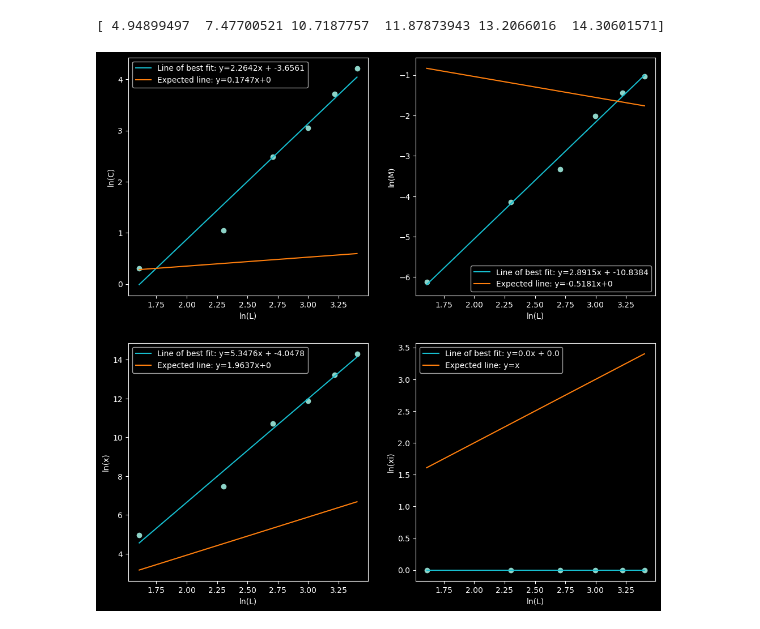
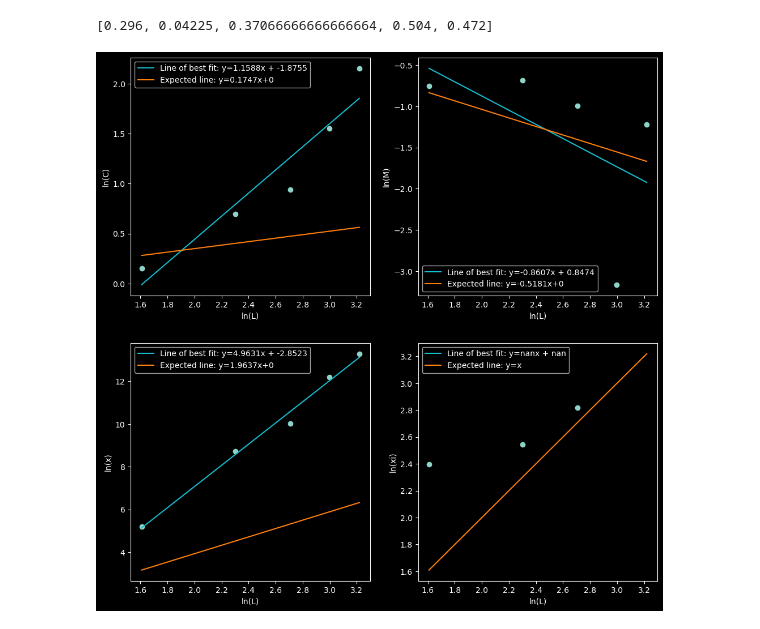
Before and after one commit to PHYS-5201-Final/IsingModel, a Jupyter notebook: 3DIsing.ipynb, the cells around one changed output. Saved outputs shown, nothing was run; the diff lists cells and outputs as text; code cells hidden in the pictures.

```diff
--- a/3DIsing.ipynb
+++ b/3DIsing.ipynb
@@ -202,7 +207,8 @@ T = 10**(-5)
 K = 1
 h = 0
 L = 10
-steps = 50000
+steps_per_spin = 1000
+steps = L**3*steps_per_spin
 
 spins_initial = initial_spins(L)
 copy_of_spins_initial = spins_initial.copy()
@@ -255,4 +261,6 @@ plt.legend()
 plt.tight_layout()
 plt.show()
 plt.close()
+
+# print(quantities[4])
 # %% [output]
@@ -267,7 +276,7 @@ def plot_final_vs_t(temps, final_vals, axs, name, L, c='tab:cyan'):
     return axs
 # %%
 spins_aligned = aligned_spins(L)
-temps = np.linspace(2, 6, 100)
+temps = np.linspace(2, 6, 25)
 final_Es = []
 final_Ms = []
 final_Cs = []
@@ -277,8 +286,8 @@ final_xis = []
 # turn off external magnetic field
 K = 1
 h = 0
-L = 5
-steps = 10000
+L = 10
+# steps = 10000
 
 for T in tqdm(temps):
     aligned_spins_initial = spins_aligned.copy()
@@ -308,7 +317,7 @@ max_suss = []
 T_cs = []
 max_Ms = []
 max_xis = []
-steps_per_spin = int(np.ceil(5000/125))
+steps_per_spin = 1000
 
 fig, ax = plt.subplots(2, 2, figsize=(12, 10))
 
@@ -368,10 +377,10 @@ max_Cs = []
 max_suss = []
 max_Ms = []
 max_xis = []
-steps_per_spin = 100
+steps_per_spin = 1000
 
-Ls = [5, 10, 15, 20, 25, 30]
-for L in tqdm(Ls):
+Ls = [25, 20, 15, 10, 5]
+for L in Ls:
     h = 0
     steps = steps_per_spin*L**3
     T = 4.5108
@@ -393,12 +402,15 @@ expected_eta = 0.036297612
 expected_omega = 0.82966
 
 fig, ax = plt.subplots(2, 2, figsize=(12, 12))
+# I messed up computing the average M values but I didn't have time to re-run so I just fixed them by hand here
+max_Ms = [4625.0/(25**3), 338.0/(20**3), 1251.0/(15**3), 504.0/(10**3), 59.0/(5**3)]
 
 x = np.log(Ls)
 y1 = np.log(max_Cs)
 y2 = np.log(max_suss)
-y3 = np.log(np.abs(max_Ms)/L**3)
-y4 = max_xis
+y3 = np.log(max_Ms)
+y4 = np.log(max_xis)
+print(max_Ms)
 
 coeffs1 = np.polyfit(x, y1, 1)
 ax[0, 0].scatter(x, y1)
@@ -409,34 +421,40 @@ ax[0,0].set_xlabel("ln(L)")
 ax[0,0].set_ylabel("ln(C)")
 
 
-print(y2)
 coeffs2 = np.polyfit(x, y2, 1)
 ax[1, 0].scatter(x, y2)
 ax[1, 0].plot(x, coeffs2[0]*x + coeffs2[1], label=f"Line of best fit: y={round(coeffs2[0], 4)}x + {round(coeffs2[1], 4)}", color='tab:cyan')
 ax[1, 0].plot(x, (expected_gamma/expected_nu)*x, label=f"Expected line: y={round((expected_gamma/expected_nu), 4)}x+0", color='tab:orange')
 ax[1, 0].legend()
 ax[1,0].set_xlabel("ln(L)")
 ax[1,0].set_ylabel("ln(x)")
 
 coeffs3 = np.polyfit(x, y3, 1)
 ax[0, 1].scatter(x, y3)
 ax[0, 1].plot(x, coeffs3[0]*x + coeffs3[1], label=f"Line of best fit: y={round(coeffs3[0], 4)}x + {round(coeffs3[1], 4)}", color='tab:cyan')
 ax[0, 1].plot(x, (-expected_beta/expected_nu)*x, label=f"Expected line: y={round((-expected_beta/expected_nu), 4)}x+0", color='tab:orange')
 ax[0, 1].legend()
 ax[0, 1].set_xlabel("ln(L)")
 ax[0, 1].set_ylabel("ln(M)")
 
+# coeffs4 = np.polyfit(x_adjusted, y4_adjusted, 1)
+# ax[1, 1].scatter(x_adjusted, y4_adjusted)
+# ax[1, 1].plot(x_adjusted, coeffs4[0]*x_adjusted + coeffs4[1], label=f"Line of best fit: y={round(coeffs4[0], 4)}x + {round(coeffs4[1], 4)}", color='tab:cyan')
+# ax[1, 1].plot(x_adjusted, x_adjusted, label=f"Expected line: y=x", color='tab:orange')
+# ax[1, 1].legend()
+# ax[1, 1].set_xlabel("ln(L)")
+# ax[1, 1].set_ylabel("ln(xi)")
 coeffs4 = np.polyfit(x, y4, 1)
 ax[1, 1].scatter(x, y4)
 ax[1, 1].plot(x, coeffs4[0]*x + coeffs4[1], label=f"Line of best fit: y={round(coeffs4[0], 4)}x + {round(coeffs4[1], 4)}", color='tab:cyan')
 ax[1, 1].plot(x, x, label=f"Expected line: y=x", color='tab:orange')
 ax[1, 1].legend()
 ax[1, 1].set_xlabel("ln(L)")
 ax[1, 1].set_ylabel("ln(xi)")
 
 plt.show()
 plt.close()
 # %% [output]
-[ 4.94899497  7.47700521 10.7187757  11.87873943 13.2066016  14.30601571]
+[0.296, 0.04225, 0.37066666666666664, 0.504, 0.472]
-[figure, old version]
+[figure, new version]
 # %%
```
Also changed, not shown: parts of 7 cells of this notebook, 1 other file.
